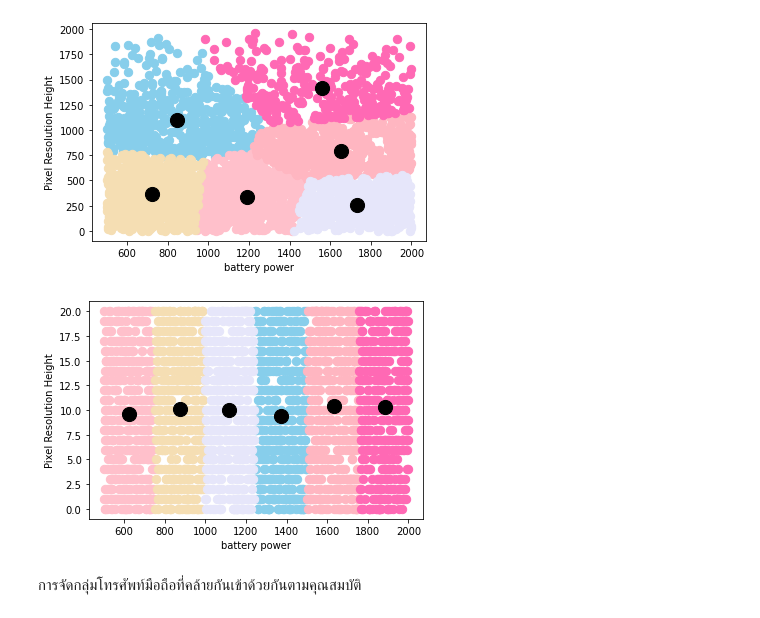
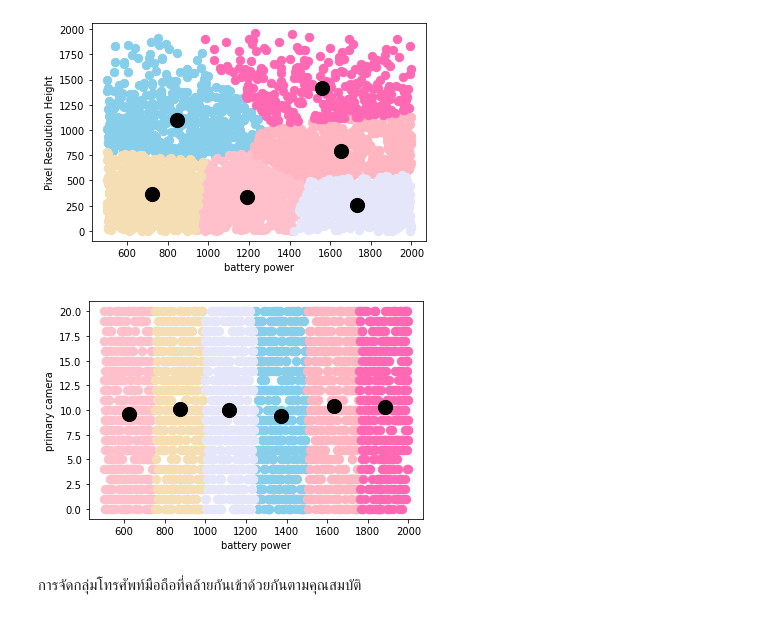
Before and after one commit to jirapat-tho/bsc_dpdm22, a Jupyter notebook: Final_Project.ipynb, the cells around one changed output. Saved outputs shown, nothing was run; the diff lists cells and outputs as text; code cells hidden in the pictures.

```diff
--- a/Final_Project.ipynb
+++ b/Final_Project.ipynb
@@ -606,35 +614,35 @@ plt.show()
 # %%
 import pandas as pd
 import numpy as np
 import matplotlib.pyplot as plt
 from sklearn.cluster import KMeans
 
 # Load data into a DataFrame
 df = kmeandata
 
 # Extract features to cluster on
 X = df[['battery_power', 'pc']].values
 
 # Choose number of clusters
 k = 6
 
 # Run K-means clustering
 kmeans = KMeans(n_clusters=k, random_state=42).fit(X)
 
 # Get cluster assignments and centroids
 labels = kmeans.labels_
 centroids = kmeans.cluster_centers_
 
 # Visualize clusters
 colors = ['skyblue', 'pink', 'lightpink', 'wheat', 'lavender', 'hotpink'] # Add more colors if needed
 for i in range(k):
     plt.scatter(X[labels == i, 0], X[labels == i, 1], s=70, c=colors[i], label=f'Cluster {i+1}')
 plt.scatter(centroids[:, 0], centroids[:,1], s=200, marker='o', c='black', label='Centroids')
 plt.xlabel('battery power') #Total energy a battery can store in one time measured in mAh
-plt.ylabel('Pixel Resolution Height')
+plt.ylabel('primary camera')
 plt.show()
 # %% [output]
-[figure, old version]
+[figure, new version]
 # %% [markdown]
 การจัดกลุ่มโทรศัพท์มือถือที่คล้ายกันเข้าด้วยกันตามคุณสมบัติ
 # %%
```
Also changed, not shown: parts of 4 cells of this notebook.
